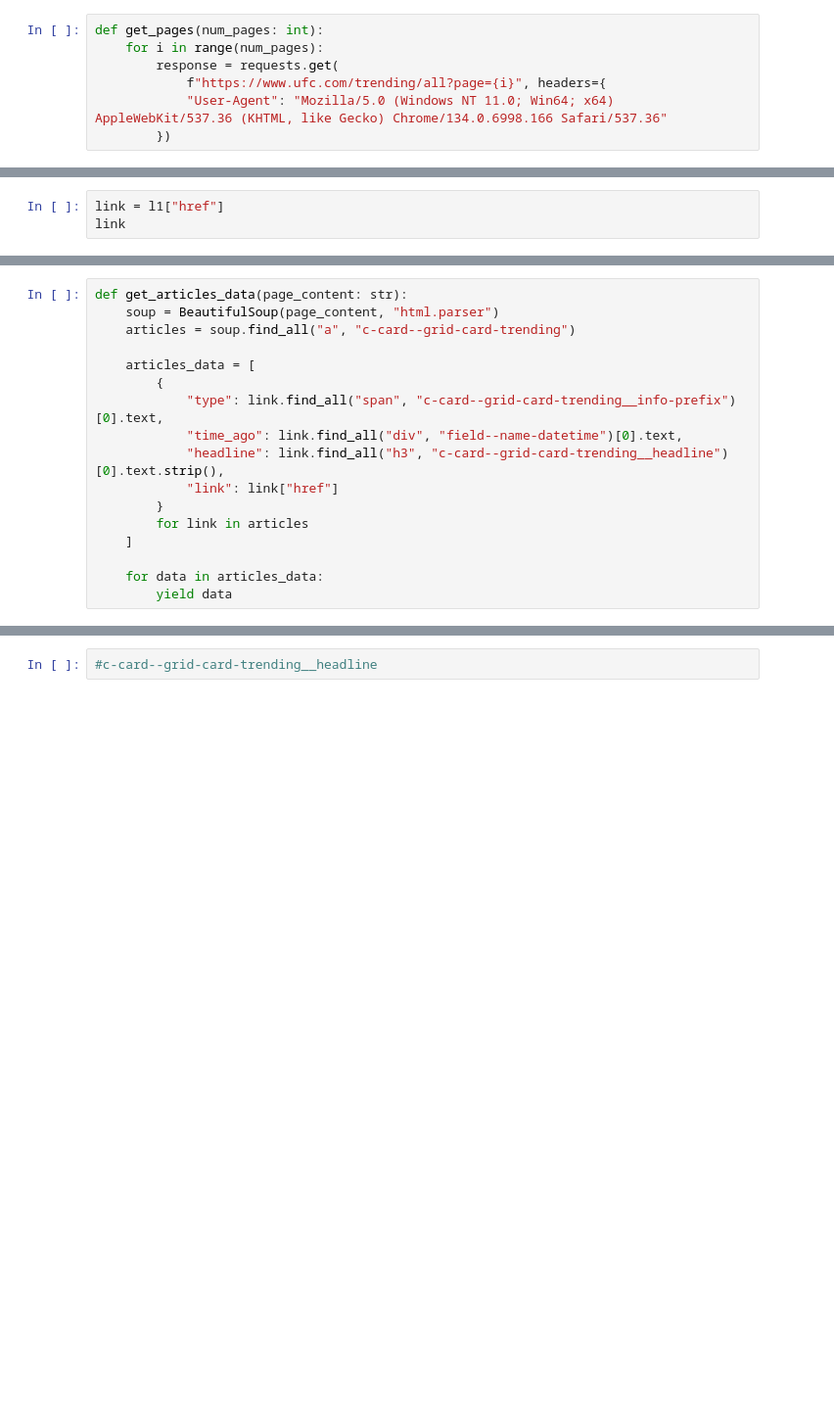
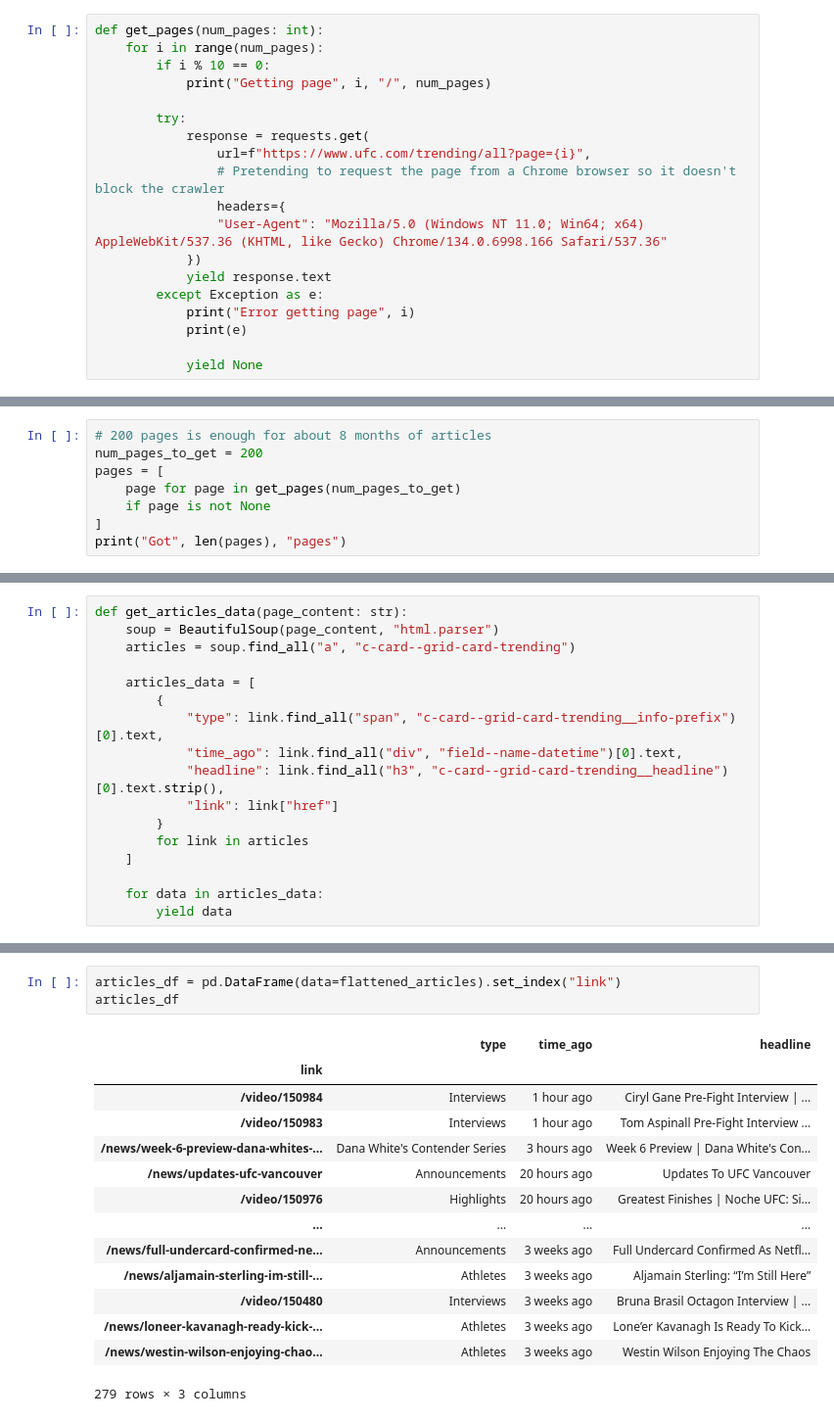
Before and after one commit to sfu-discourse-lab/ufc-women-data-collection, a Jupyter notebook: 01_download_article_links.ipynb, the cells around one changed output, grey strips where cells are left out. Shown: that part at 98% size. Drawn from its saved outputs; the diff is of its cells as text; blank space fills up the shorter version.

Commit message:
Fix old version of download article links

```diff
--- a/01_download_article_links.ipynb
+++ b/01_download_article_links.ipynb
@@ -16,7 +7,19 @@ max_num_scrols = 10
 # %%
 def get_pages(num_pages: int):
     for i in range(num_pages):
-        response = requests.get(
-            f"https://www.ufc.com/trending/all?page={i}", headers={
-            "User-Agent": "Mozilla/5.0 (Windows NT 11.0; Win64; x64) AppleWebKit/537.36 (KHTML, like Gecko) Chrome/134.0.6998.166 Safari/537.36"
-        })
+        if i % 10 == 0:
+            print("Getting page", i, "/", num_pages)
+
+        try:
+            response = requests.get(
+                url=f"https://www.ufc.com/trending/all?page={i}",
+                # Pretending to request the page from a Chrome browser so it doesn't block the crawler
+                headers={
+                "User-Agent": "Mozilla/5.0 (Windows NT 11.0; Win64; x64) AppleWebKit/537.36 (KHTML, like Gecko) Chrome/134.0.6998.166 Safari/537.36"
+            })
+            yield response.text
+        except Exception as e:
+            print("Error getting page", i)
+            print(e)
+
+            yield None
@@ -110,3 +25,0 @@ headline.text.strip()
-# %%
-link = l1["href"]
-link
@@ -114,0 +26,8 @@ link
+# %%
+# 200 pages is enough for about 8 months of articles
+num_pages_to_get = 200
+pages = [
+    page for page in get_pages(num_pages_to_get)
+    if page is not None
+]
+print("Got", len(pages), "pages")
@@ -185,2 +76,18 @@ for page in pages:
-# %%
-#c-card--grid-card-trending__headline
+# %%
+articles_df = pd.DataFrame(data=flattened_articles).set_index("link")
+articles_df
+# %% [output]
+|  | type | time_ago | headline |
+| link |  |  |  |
+| /video/150984 | Interviews | 1 hour ago | Ciryl Gane Pre-Fight Interview | ... |
+| /video/150983 | Interviews | 1 hour ago | Tom Aspinall Pre-Fight Interview ... |
+| /news/week-6-preview-dana-whites-... | Dana White's Contender Series | 3 hours ago | Week 6 Preview | Dana White's Con... |
+| /news/updates-ufc-vancouver | Announcements | 20 hours ago | Updates To UFC Vancouver |
+| /video/150976 | Highlights | 20 hours ago | Greatest Finishes | Noche UFC: Si... |
+| ... | ... | ... | ... |
+| /news/full-undercard-confirmed-ne... | Announcements | 3 weeks ago | Full Undercard Confirmed As Netfl... |
+| /news/aljamain-sterling-im-still-... | Athletes | 3 weeks ago | Aljamain Sterling: “I’m Still Here” |
+| /video/150480 | Interviews | 3 weeks ago | Bruna Brasil Octagon Interview | ... |
+| /news/loneer-kavanagh-ready-kick-... | Athletes | 3 weeks ago | Lone’er Kavanagh Is Ready To Kick... |
+| /news/westin-wilson-enjoying-chao... | Athletes | 3 weeks ago | Westin Wilson Enjoying The Chaos |
+279 rows × 3 columns
```
Also changed, not shown: parts of 15 cells of this notebook.
